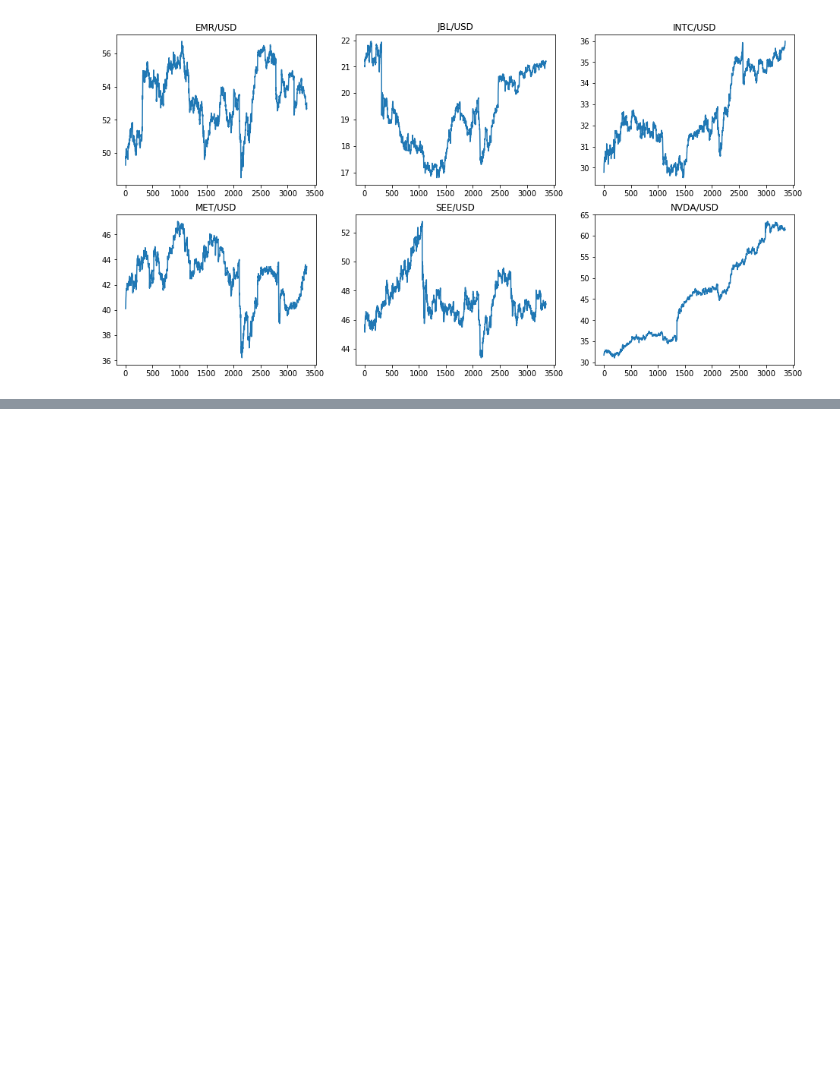
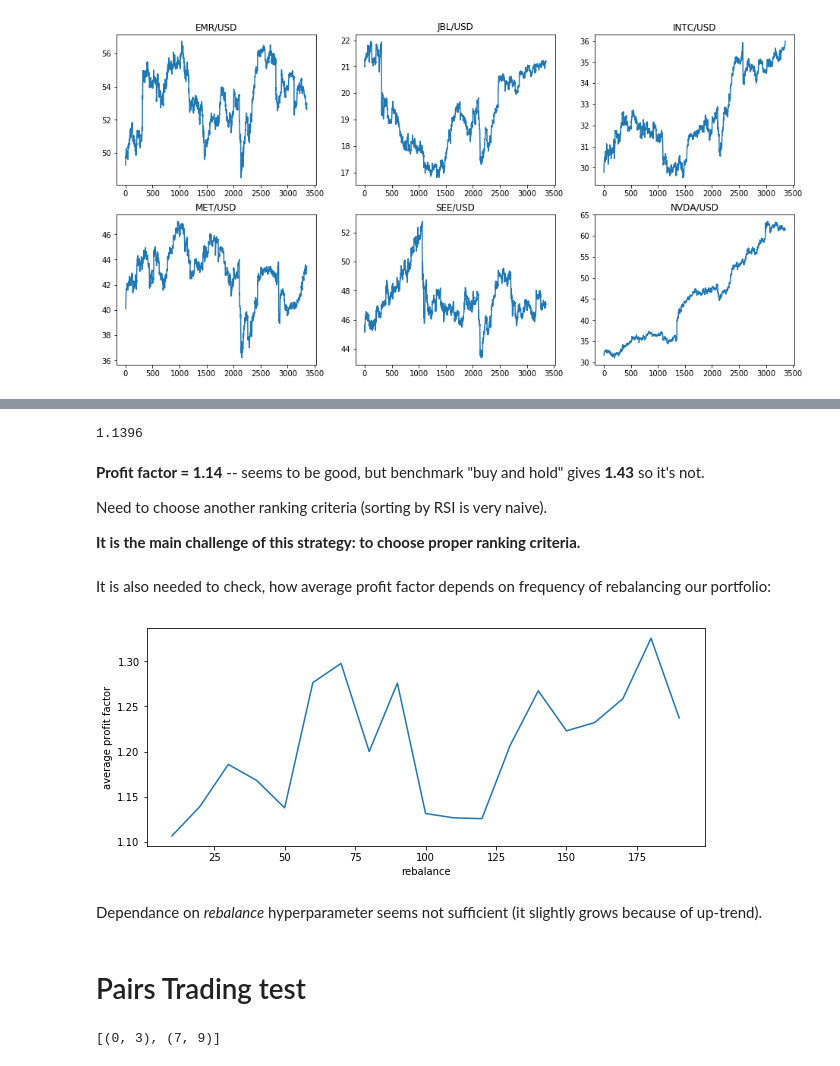
Before and after one commit to snp600/trading-alchemy, a Jupyter notebook: backtesting/demo.ipynb, the cells around one changed output, grey strips where cells are left out. Saved outputs shown, nothing was run; the diff lists cells and outputs as text; code cells hidden in the pictures; blank space fills up the shorter version.

```diff
--- a/backtesting/demo.ipynb
+++ b/backtesting/demo.ipynb
@@ -348,0 +132,7 @@ trade_everything(dfs, stoploss=0.05, takeprofit=0.08)
+# %%
+#evaluating benchmark (buy & hold) profit factor
+benchmark_profit_factor = 0
+for df in dfs:
+    prices = df['open'].values
+    benchmark_profit_factor += prices[-1] / prices[0]
+benchmark_profit_factor /= len(dfs)
@@ -348,0 +229,9 @@ trade_everything(dfs, stoploss=0.05, takeprofit=0.08)
+# %%
+#backtest all instruments [shares] using buy/sell signal according to their ranks
+open_prices = []
+for df in dfs:
+    open_prices.append(df['open'].values)
+
+basket_trading = BasketTrading(open_prices)
+basket_trading.form_ranks()
+balances = basket_trading.trade()
@@ -348,0 +252,64 @@ trade_everything(dfs, stoploss=0.05, takeprofit=0.08)
+# %%
+#6 months
+avg_profit_factor = 0
+for x in balances:
+    avg_profit_factor += x[1]['profit factor']
+print(round(avg_profit_factor / len(balances), 4))
+# %% [output]
+1.1396
+# %% [markdown]
+**Profit factor = 1.14** -- seems to be good, but benchmark "buy and hold" gives **1.43** so it's not.
+
+Need to choose another ranking criteria (sorting by RSI is very naive).
+
+**It is the main challenge of this strategy: to choose proper ranking criteria.**
+# %% [markdown]
+It is also needed to check, how average profit factor depends on frequency of rebalancing our portfolio:
+# %%
+def rebalance_constant_check(open_prices, start=5, end=100, step=10):
+    rebalance_values = range(start, end, step)
+    avg_profit_factors = []
+    for rebalance in rebalance_values:
+        basket_trading = BasketTrading(open_prices, rebalance=rebalance)
+        basket_trading.form_ranks()
+        balances = basket_trading.trade(print_metrics=False)
+        avg_profit_factor = 0
+        for x in balances:
+            avg_profit_factor += x[1]['profit factor']
+        avg_profit_factor /= len(balances)
+        avg_profit_factors.append(avg_profit_factor)
+
+    plt.plot(rebalance_values, avg_profit_factors)
+    plt.xlabel('rebalance')
+    plt.ylabel('average profit factor')
+# %%
+rebalance_constant_check(open_prices, start=10, end=200, step=10)
+# %% [output]
+[figure, added]
+# %% [markdown]
+Dependance on *rebalance* hyperparameter seems not sufficient (it slightly grows because of up-trend).
+# %% [markdown]
+# Pairs Trading test
+# %%
+from statsmodels.tsa.stattools import coint
+
+def find_cointegrated(prices):
+    n = len(dfs)
+    cointegrated = []
+    train_size = int(len(prices[0]) * 1.0)
+    for i in range(n):
+        for j in range(i + 1, n):
+            score, p, _ = coint(prices[i][:train_size], prices[j][:train_size])
+            if p < 0.05:
+                cointegrated.append((i, j))
+    return cointegrated
+
+
+prices = []
+for df in dfs:
+    prices.append(df['open'].values)
+
+cointegrated = find_cointegrated(prices)
+print(cointegrated) #emr/see and intc/lrcx
+# %% [output]
+[(0, 3), (7, 9)]
```
Also changed, not shown: parts of 54 cells of this notebook.
